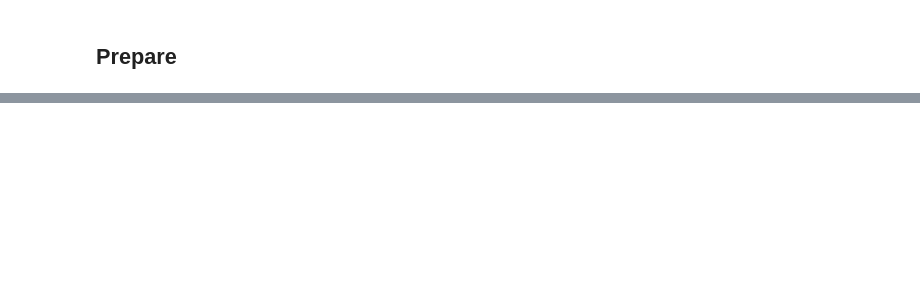
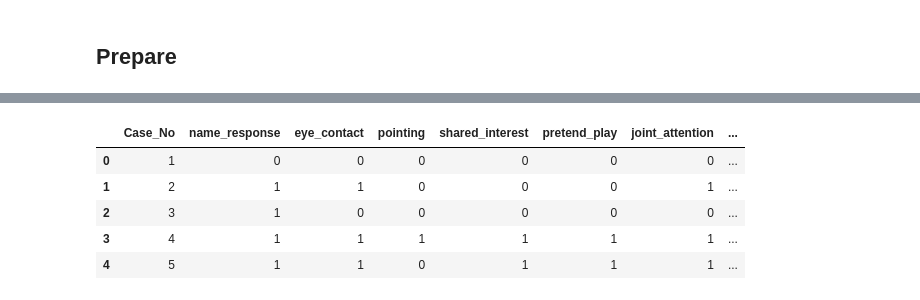
Before and after one commit to segovialori/toddler_autism_predictor, a Jupyter notebook: scratchpad.ipynb, the cells around one changed output, grey strips where cells are left out. Drawn from its saved outputs; the diff is of its cells as text; code cells hidden in the pictures; blank space fills up the shorter version.

```diff
--- a/scratchpad.ipynb
+++ b/scratchpad.ipynb
@@ -249,0 +282,26 @@ ValueError: num must be 1 <= num <= 4, not 5
+# %%
+df.rename(columns={'A1': 'name_response',
+                   'A2': 'eye_contact',
+                   'A3': 'pointing',
+                   'A4': 'shared_interest',
+                   'A5': 'pretend_play',
+                   'A6': 'joint_attention',
+                   'A7': 'emotions',
+                   'A8': 'vocal',
+                   'A9': 'gestures',
+                   'A10': 'blank_gaze',
+                   'Age_Mons': 'age',
+                   'Sex': 'sex',
+                   'Ethnicity': 'ethnicity',
+                   'Jaundice': 'jaundice',
+                   'Family_mem_with_ASD': 'family_mem_with_asd',
+                   'Class/ASD Traits ': 'asd_traits'}, inplace=True)
+# %%
+df.head()
+# %% [output]
+|  | Case_No | name_response | eye_contact | pointing | shared_interest | pretend_play | joint_attention | ... |
+| 0 | 1 | 0 | 0 | 0 | 0 | 0 | 0 | ... |
+| 1 | 2 | 1 | 1 | 0 | 0 | 0 | 1 | ... |
+| 2 | 3 | 1 | 0 | 0 | 0 | 0 | 0 | ... |
+| 3 | 4 | 1 | 1 | 1 | 1 | 1 | 1 | ... |
+| 4 | 5 | 1 | 1 | 0 | 1 | 1 | 1 | ... |
```
Also changed, not shown: parts of 31 cells of this notebook, 2 other files.
